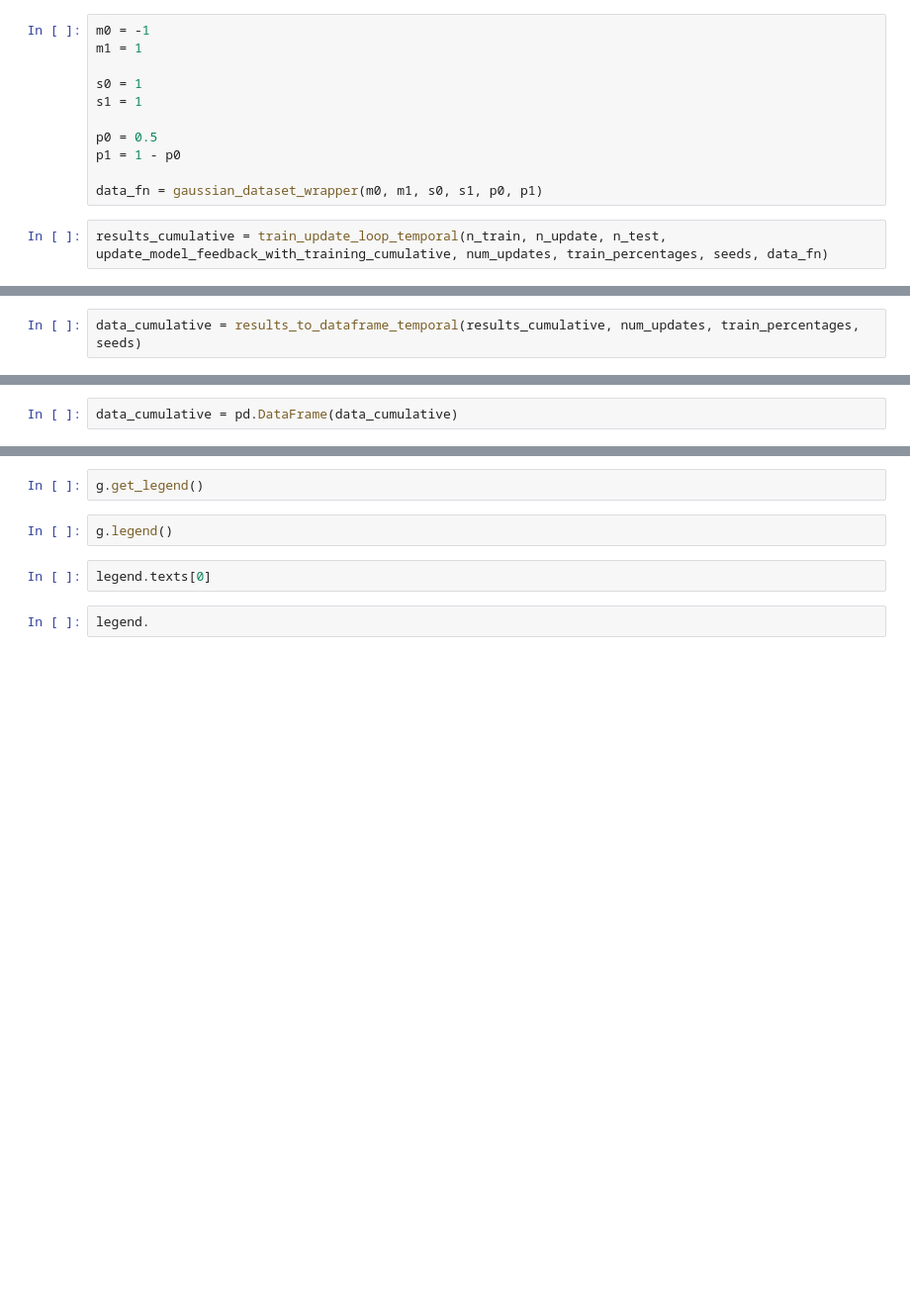
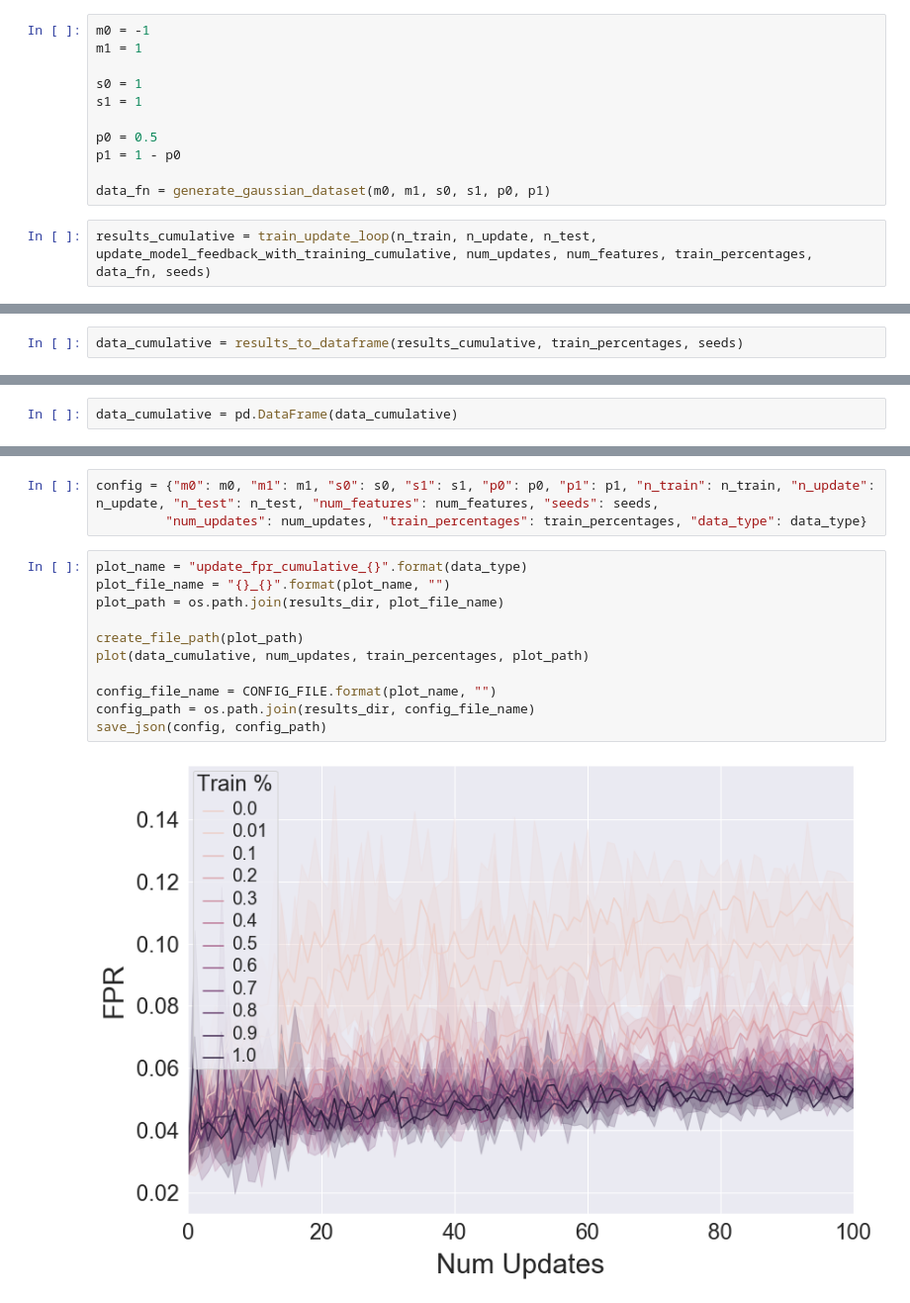
Before and after one commit to georgeadam/feedback_loops, a Jupyter notebook: history_effect.ipynb, the cells around one changed output, grey strips where cells are left out. Shown at 99% size. Drawn from its saved outputs; the diff is of its cells as text; blank space fills up the shorter version.

```diff
--- a/history_effect.ipynb
+++ b/history_effect.ipynb
@@ -371,9 +117,9 @@ s1 = 1
 p0 = 0.5
 p1 = 1 - p0
 
-data_fn = gaussian_dataset_wrapper(m0, m1, s0, s1, p0, p1)
+data_fn = generate_gaussian_dataset(m0, m1, s0, s1, p0, p1)
 # %%
-results_cumulative = train_update_loop_temporal(n_train, n_update, n_test, update_model_feedback_with_training_cumulative, num_updates, train_percentages, seeds, data_fn)
+results_cumulative = train_update_loop(n_train, n_update, n_test, update_model_feedback_with_training_cumulative, num_updates, num_features, train_percentages, data_fn, seeds)
 # %% [output]
 0
 1
@@ -386,2 +127,2 @@ results_cumulative = train_update_loop_temporal(n_train, n_update, n_test, updat
 # %%
-data_cumulative = results_to_dataframe_temporal(results_cumulative, num_updates, train_percentages, seeds)
+data_cumulative = results_to_dataframe(results_cumulative, train_percentages, seeds)
@@ -418,8 +131,16 @@ legend.texts
-# %%
-g.get_legend()
-# %%
-g.legend()
-# %%
-legend.texts[0]
-# %%
-legend.
+# %%
+config = {"m0": m0, "m1": m1, "s0": s0, "s1": s1, "p0": p0, "p1": p1, "n_train": n_train, "n_update": n_update, "n_test": n_test, "num_features": num_features, "seeds": seeds,
+         "num_updates": num_updates, "train_percentages": train_percentages, "data_type": data_type}
+# %%
+plot_name = "update_fpr_cumulative_{}".format(data_type)
+plot_file_name = "{}_{}".format(plot_name, "")
+plot_path = os.path.join(results_dir, plot_file_name)
+
+create_file_path(plot_path)
+plot(data_cumulative, num_updates, train_percentages, plot_path)
+
+config_file_name = CONFIG_FILE.format(plot_name, "")
+config_path = os.path.join(results_dir, config_file_name)
+save_json(config, config_path)
+# %% [output]
+[figure, added]
```
Also changed, not shown: parts of 38 cells of this notebook, 26 other files.
